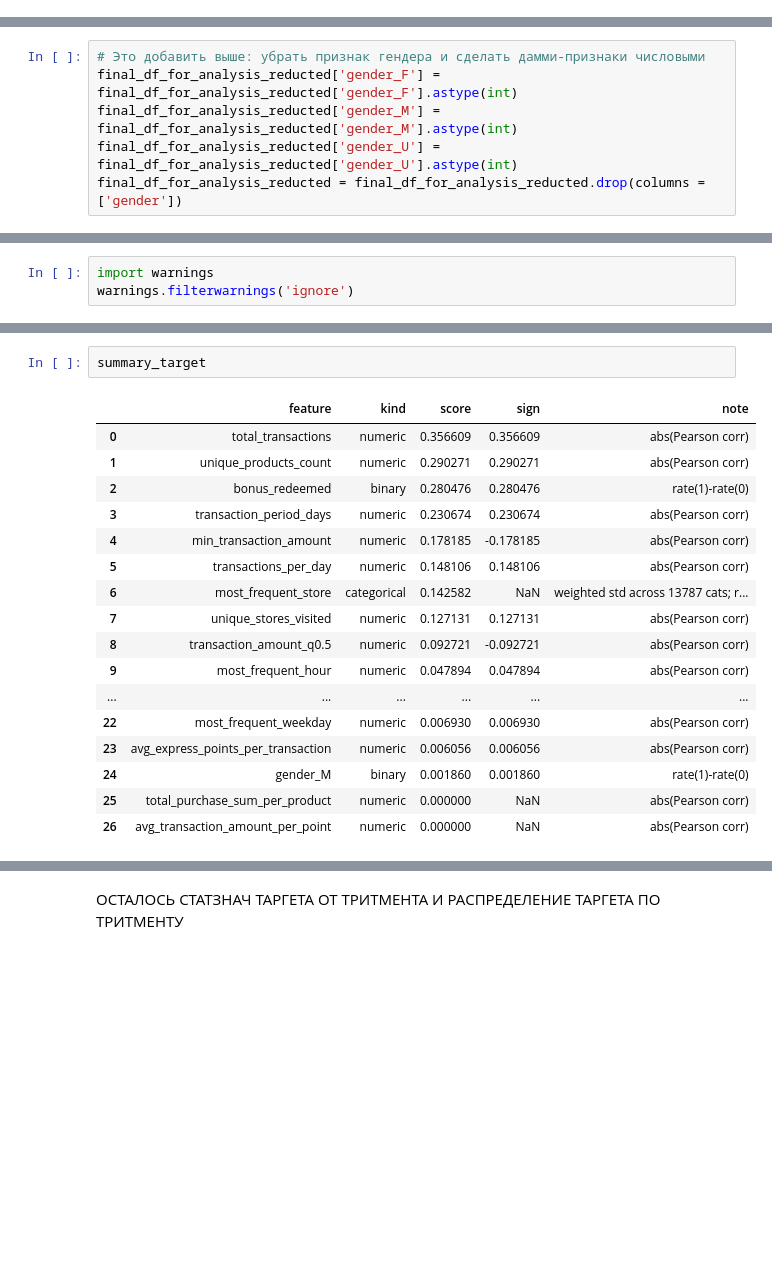
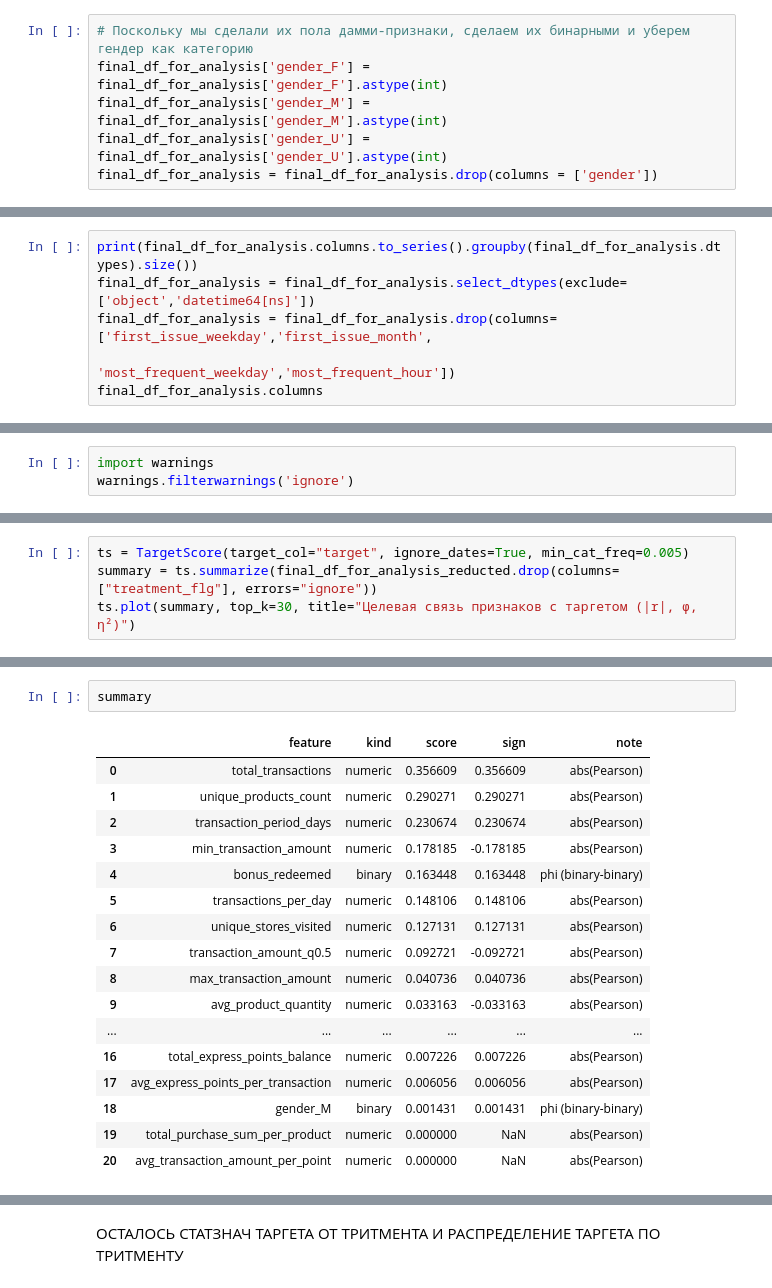
Before and after one commit to VShilovich/uplift-modeling-hse, a Jupyter notebook: EDA/eda.ipynb, the cells around one changed output, grey strips where cells are left out. Cells and saved outputs as stored; diff of their text form; blank space fills up the shorter version.

```diff
--- a/EDA/eda.ipynb
+++ b/EDA/eda.ipynb
@@ -372,6 +372,12 @@ dtype: int64
 # %%
 final_df_for_analysis['bonus_redeemed']=final_df_for_analysis['first_redeem_date'].notna().astype(int)
 final_df_for_analysis=final_df_for_analysis.drop(columns=['first_redeem_date', 'first_issue_date','redeem_lag_days','std_transaction_amount'])
+# %%
+# Поскольку мы сделали их пола дамми-признаки, сделаем их бинарными и уберем гендер как категорию
+final_df_for_analysis['gender_F'] = final_df_for_analysis['gender_F'].astype(int)
+final_df_for_analysis['gender_M'] = final_df_for_analysis['gender_M'].astype(int)
+final_df_for_analysis['gender_U'] = final_df_for_analysis['gender_U'].astype(int)
+final_df_for_analysis = final_df_for_analysis.drop(columns = ['gender'])
 # %%
 final_df_for_analysis.isna().sum()
 # %% [output]
@@ -394,0 +403,6 @@ dtype: int64
+# %%
+print(final_df_for_analysis.columns.to_series().groupby(final_df_for_analysis.dtypes).size())
+final_df_for_analysis = final_df_for_analysis.select_dtypes(exclude=['object','datetime64[ns]'])
+final_df_for_analysis = final_df_for_analysis.drop(columns=['first_issue_weekday','first_issue_month',
+                                                            'most_frequent_weekday','most_frequent_hour'])
+final_df_for_analysis.columns
@@ -501,10 +534,4 @@ final_df_for_analysis_reducted = final_df_for_analysis.drop(
              'avg_transaction_amount','avg_regular_points_per_transaction'])
 # %% [markdown]
 ЗДЕСЬ НУЖНО ПОСМОТРЕТЬ КОРРЕЛЯЦИЮ НЕЧИСЛОВЫХ ПРИЗНАКОВ....
-# %%
-# Это добавить выше: убрать признак гендера и сделать дамми-признаки числовыми
-final_df_for_analysis_reducted['gender_F'] = final_df_for_analysis_reducted['gender_F'].astype(int)
-final_df_for_analysis_reducted['gender_M'] = final_df_for_analysis_reducted['gender_M'].astype(int)
-final_df_for_analysis_reducted['gender_U'] = final_df_for_analysis_reducted['gender_U'].astype(int)
-final_df_for_analysis_reducted = final_df_for_analysis_reducted.drop(columns = ['gender'])
 # %% [markdown]
@@ -618,0 +664,4 @@ mapper.plot(summary_target, top_k=30)
+# %%
+ts = TargetScore(target_col="target", ignore_dates=True, min_cat_freq=0.005)
+summary = ts.summarize(final_df_for_analysis_reducted.drop(columns=["treatment_flg"], errors="ignore"))
+ts.plot(summary, top_k=30, title="Целевая связь признаков с таргетом (|r|, φ, η²)")
@@ -619,21 +670,21 @@ mapper.plot(summary_target, top_k=30)
 # %%
-summary_target
+summary
 # %% [output]
 |  | feature | kind | score | sign | note |
-| 0 | total_transactions | numeric | 0.356609 | 0.356609 | abs(Pearson corr) |
-| 1 | unique_products_count | numeric | 0.290271 | 0.290271 | abs(Pearson corr) |
-| 2 | bonus_redeemed | binary | 0.280476 | 0.280476 | rate(1)-rate(0) |
-| 3 | transaction_period_days | numeric | 0.230674 | 0.230674 | abs(Pearson corr) |
-| 4 | min_transaction_amount | numeric | 0.178185 | -0.178185 | abs(Pearson corr) |
-| 5 | transactions_per_day | numeric | 0.148106 | 0.148106 | abs(Pearson corr) |
-| 6 | most_frequent_store | categorical | 0.142582 | NaN | weighted std across 13787 cats; r... |
-| 7 | unique_stores_visited | numeric | 0.127131 | 0.127131 | abs(Pearson corr) |
-| 8 | transaction_amount_q0.5 | numeric | 0.092721 | -0.092721 | abs(Pearson corr) |
-| 9 | most_frequent_hour | numeric | 0.047894 | 0.047894 | abs(Pearson corr) |
+| 0 | total_transactions | numeric | 0.356609 | 0.356609 | abs(Pearson) |
+| 1 | unique_products_count | numeric | 0.290271 | 0.290271 | abs(Pearson) |
+| 2 | transaction_period_days | numeric | 0.230674 | 0.230674 | abs(Pearson) |
+| 3 | min_transaction_amount | numeric | 0.178185 | -0.178185 | abs(Pearson) |
+| 4 | bonus_redeemed | binary | 0.163448 | 0.163448 | phi (binary-binary) |
+| 5 | transactions_per_day | numeric | 0.148106 | 0.148106 | abs(Pearson) |
+| 6 | unique_stores_visited | numeric | 0.127131 | 0.127131 | abs(Pearson) |
+| 7 | transaction_amount_q0.5 | numeric | 0.092721 | -0.092721 | abs(Pearson) |
+| 8 | max_transaction_amount | numeric | 0.040736 | 0.040736 | abs(Pearson) |
+| 9 | avg_product_quantity | numeric | 0.033163 | -0.033163 | abs(Pearson) |
 | ... | ... | ... | ... | ... | ... |
-| 22 | most_frequent_weekday | numeric | 0.006930 | 0.006930 | abs(Pearson corr) |
-| 23 | avg_express_points_per_transaction | numeric | 0.006056 | 0.006056 | abs(Pearson corr) |
-| 24 | gender_M | binary | 0.001860 | 0.001860 | rate(1)-rate(0) |
-| 25 | total_purchase_sum_per_product | numeric | 0.000000 | NaN | abs(Pearson corr) |
-| 26 | avg_transaction_amount_per_point | numeric | 0.000000 | NaN | abs(Pearson corr) |
+| 16 | total_express_points_balance | numeric | 0.007226 | 0.007226 | abs(Pearson) |
+| 17 | avg_express_points_per_transaction | numeric | 0.006056 | 0.006056 | abs(Pearson) |
+| 18 | gender_M | binary | 0.001431 | 0.001431 | phi (binary-binary) |
+| 19 | total_purchase_sum_per_product | numeric | 0.000000 | NaN | abs(Pearson) |
+| 20 | avg_transaction_amount_per_point | numeric | 0.000000 | NaN | abs(Pearson) |
 # %% [markdown]
```
Also changed, not shown: parts of 16 cells of this notebook.
